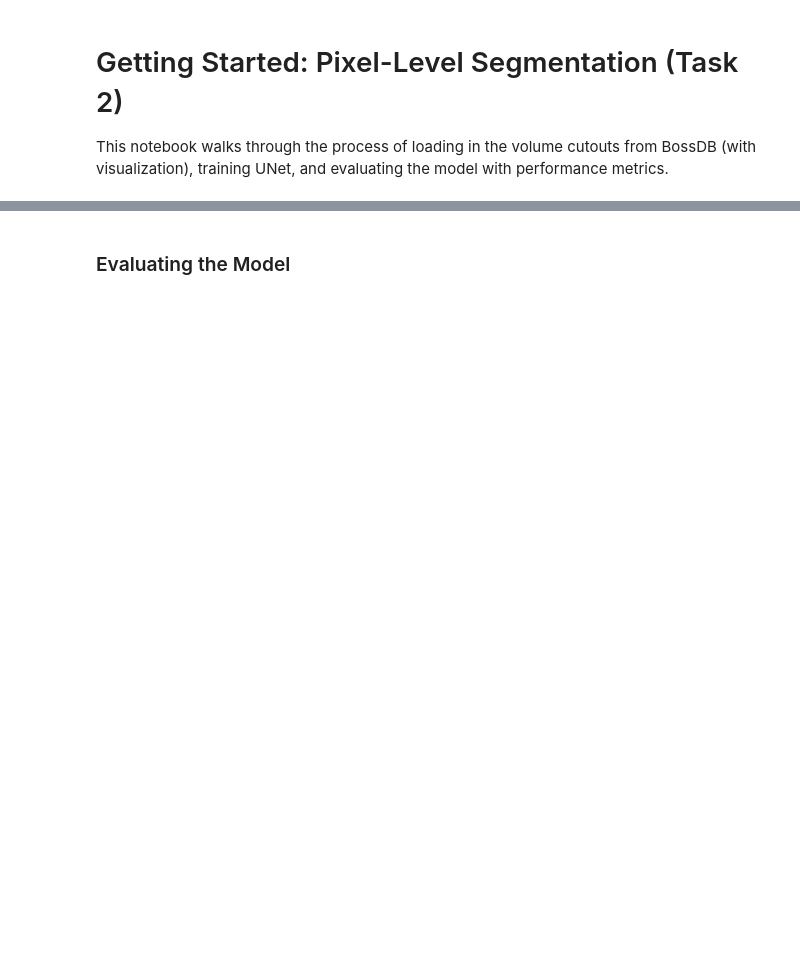
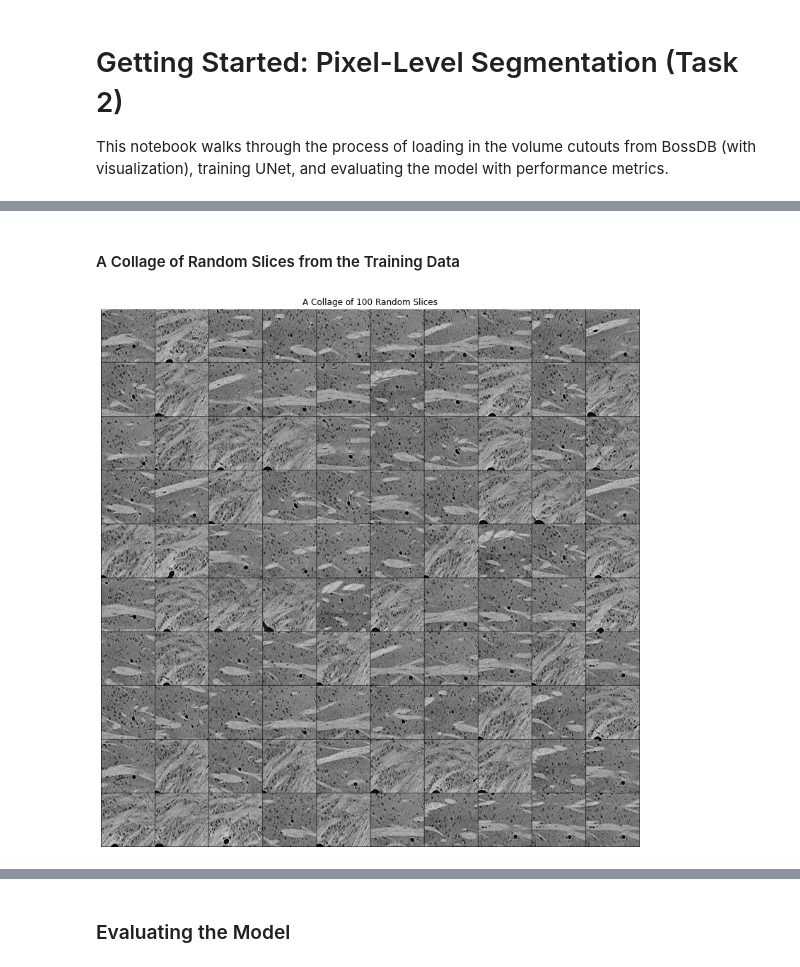
Before and after one commit to im-a-jin/MTNeuro, a Jupyter notebook: notebooks/task2_getting_started.ipynb, the cells around one changed output, grey strips where cells are left out. Saved outputs shown, nothing was run; the diff lists cells and outputs as text; code cells hidden in the pictures; blank space fills up the shorter version.

```diff
--- a/notebooks/task2_getting_started.ipynb
+++ b/notebooks/task2_getting_started.ipynb
@@ -331,0 +208,21 @@ For this notebook, we use the [U-Net](https://github.com/johschmidt42/PyTorch-2D
+# %% [markdown]
+#### A Collage of Random Slices from the Training Data
+# %%
+# Reshape data and select a random subset of 100 slices
+if dimensions==3:
+    reshaped_data = []
+    for data in train_data:
+        reshaped_data = reshaped_data + list(data[0][0])
+if dimensions==2:
+    reshaped_data = [data[0][0] for data in train_data]
+
+random_samples_from_data = random.sample(reshaped_data,100)
+
+grid_img = make_grid(torch.stack(random_samples_from_data).unsqueeze(1), nrow=10)
+plt.figure(figsize=(14,14))
+plt.imshow(grid_img[0], cmap='gray')
+plt.title("A Collage of 100 Random Slices")
+plt.axis("off")
+plt.show()
+# %% [output]
+[figure, added]
```
Also changed, not shown: parts of 39 cells of this notebook, 1 other file.
